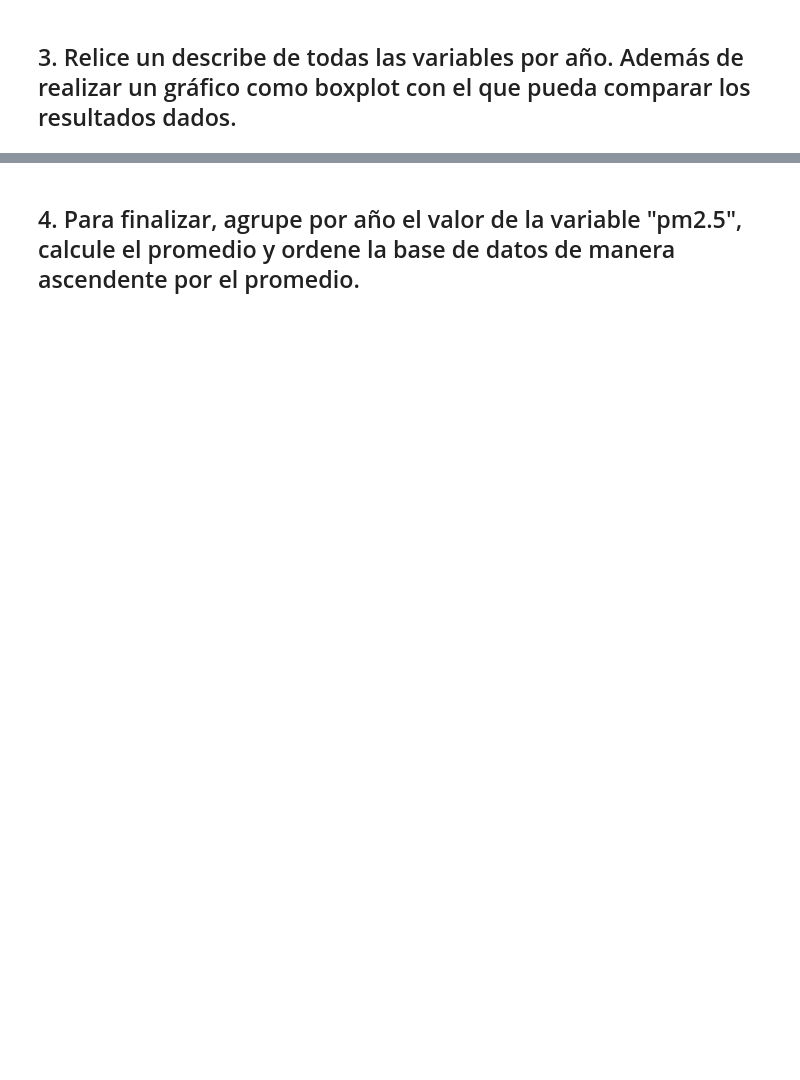
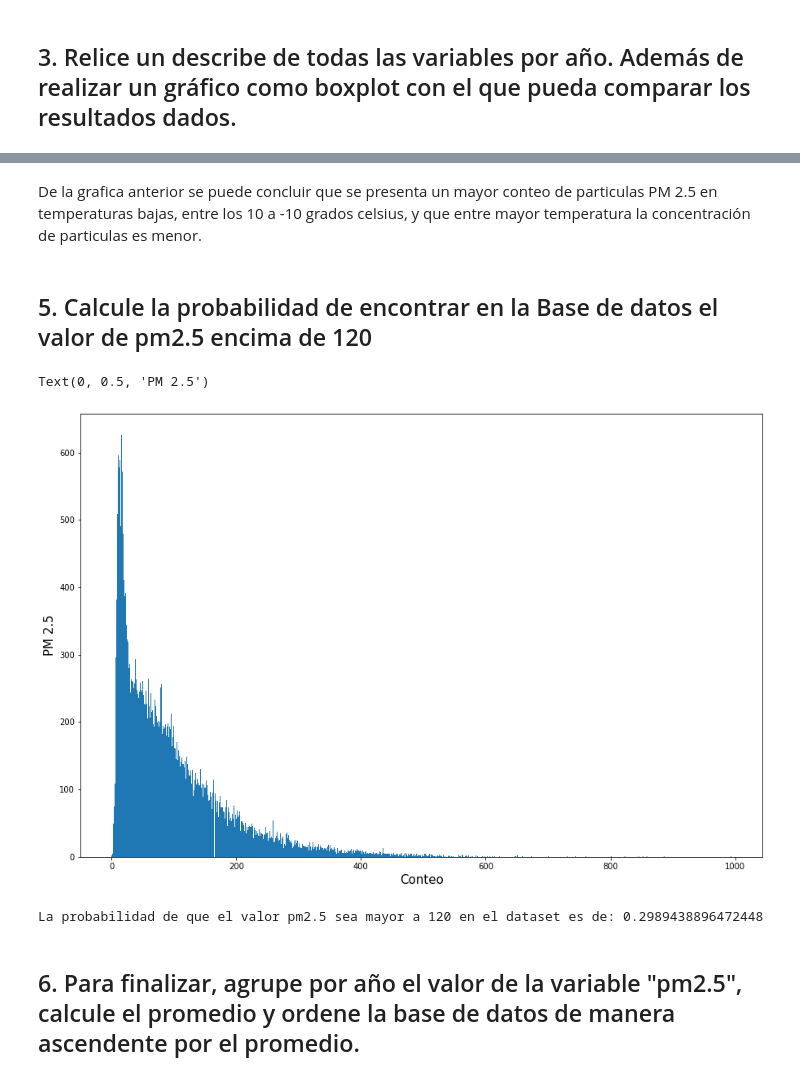
Before and after one commit to CristianCristanchoT/AI-DL-Exercises, a Jupyter notebook: 5. Taller Pandas/Taller de Pandas.ipynb, the cells around one changed output, grey strips where cells are left out. Drawn from its saved outputs; the diff is of its cells as text; code cells hidden in the pictures; blank space fills up the shorter version.

```diff
--- a/5. Taller Pandas/Taller de Pandas.ipynb
+++ b/5. Taller Pandas/Taller de Pandas.ipynb
@@ -44,0 +145,12 @@ data.describe()
+# %% [markdown]
+De la grafica anterior se puede concluir que se presenta un mayor conteo de particulas PM 2.5 en temperaturas bajas, entre los 10 a -10 grados celsius, y que entre mayor temperatura la concentración de particulas es menor.
+# %% [markdown]
+## 5. Calcule la probabilidad de encontrar en la Base de datos el valor de pm2.5 encima de 120
+# %%
+plt.figure(figsize=(15, 10))
+data['pm2.5'].hist(bins=1000,grid=False)
+plt.xlabel("Conteo", fontsize=15)
+plt.ylabel("PM 2.5",fontsize=15)
+# %% [output]
+Text(0, 0.5, 'PM 2.5')
+[figure, added]
@@ -45,2 +162,7 @@ data.describe()
+# %%
+prob_mayores_120 = mayores_a_120/data.shape[0]
+print('La probabilidad de que el valor pm2.5 sea mayor a 120 en el dataset es de: '+ str(prob_mayores_120))
+# %% [output]
+La probabilidad de que el valor pm2.5 sea mayor a 120 en el dataset es de: 0.2989438896472448
 # %% [markdown]
-## 4. Para finalizar, agrupe por año el valor de la variable "pm2.5", calcule el promedio y ordene la base de datos de manera ascendente por el promedio.
+## 6. Para finalizar, agrupe por año el valor de la variable "pm2.5", calcule el promedio y ordene la base de datos de manera ascendente por el promedio.
```
Also changed, not shown: parts of 20 cells of this notebook, 1 other file.
